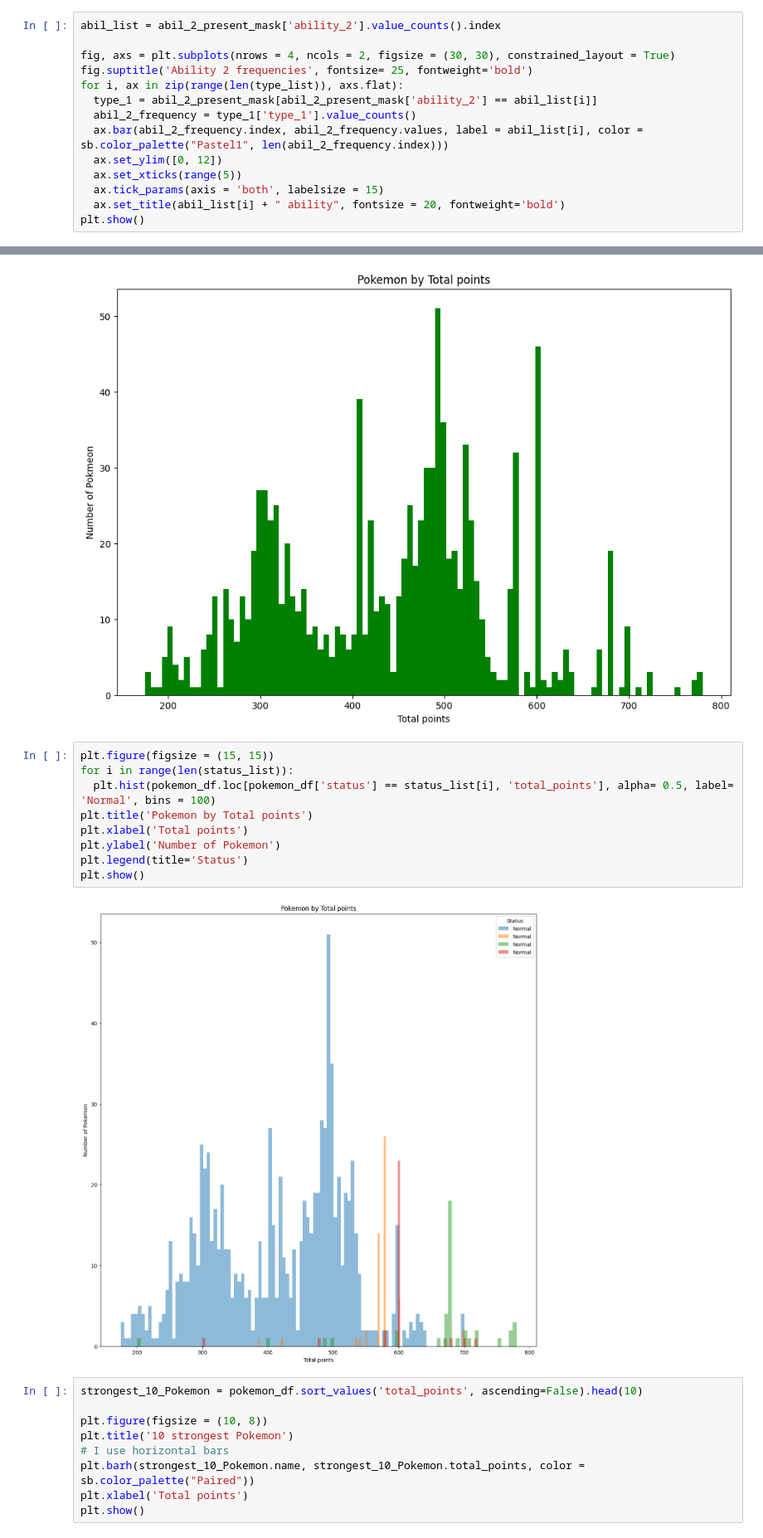
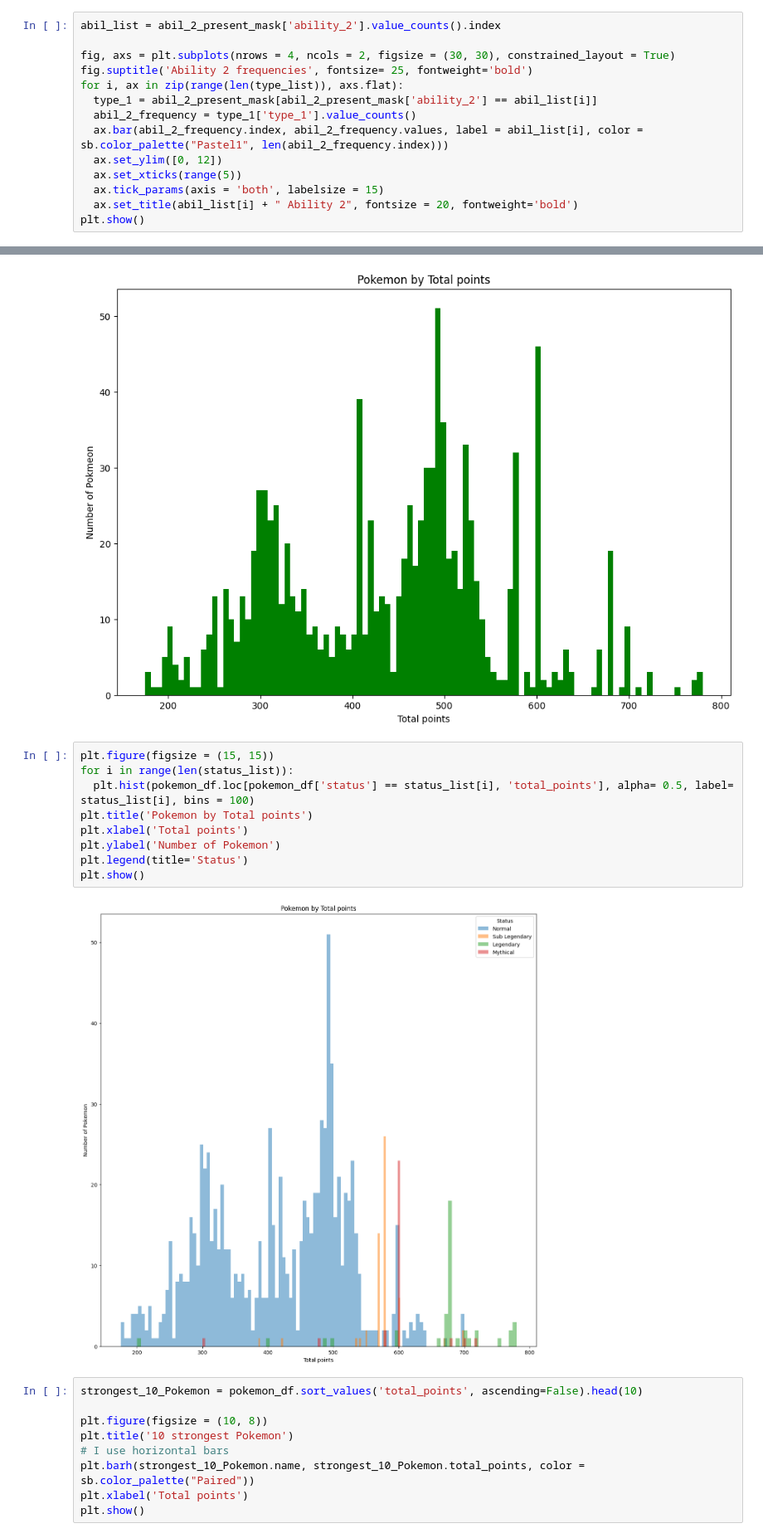
Before and after one commit to BiancaBenelli/Pokemon_project, a Jupyter notebook: Pokemon.ipynb, the cells around one changed output, grey strips where cells are left out. Shown at 83% size. Saved outputs shown, nothing was run; the diff lists cells and outputs as text.

```diff
--- a/Pokemon.ipynb
+++ b/Pokemon.ipynb
@@ -294,7 +305,7 @@ for i, ax in zip(range(len(type_list)), axs.flat):
   ax.set_ylim([0, 12])
   ax.set_xticks(range(5))
   ax.tick_params(axis = 'both', labelsize = 15)
-  ax.set_title(abil_list[i] + " ability", fontsize = 20, fontweight='bold')
+  ax.set_title(abil_list[i] + " Ability 2", fontsize = 20, fontweight='bold')
 plt.show()
 # %% [output]
 [figure]
@@ -327,14 +338,14 @@ plt.show()
 # %%
 plt.figure(figsize = (15, 15))
 for i in range(len(status_list)):
-  plt.hist(pokemon_df.loc[pokemon_df['status'] == status_list[i], 'total_points'], alpha= 0.5, label= 'Normal', bins = 100)
+  plt.hist(pokemon_df.loc[pokemon_df['status'] == status_list[i], 'total_points'], alpha= 0.5, label= status_list[i], bins = 100)
 plt.title('Pokemon by Total points')
 plt.xlabel('Total points')
 plt.ylabel('Number of Pokemon')
 plt.legend(title='Status')
 plt.show()
 # %% [output]
-[figure, old version]
+[figure, new version]
 # %%
 strongest_10_Pokemon = pokemon_df.sort_values('total_points', ascending=False).head(10)
 
```
Also changed, not shown: parts of 2 cells of this notebook.
